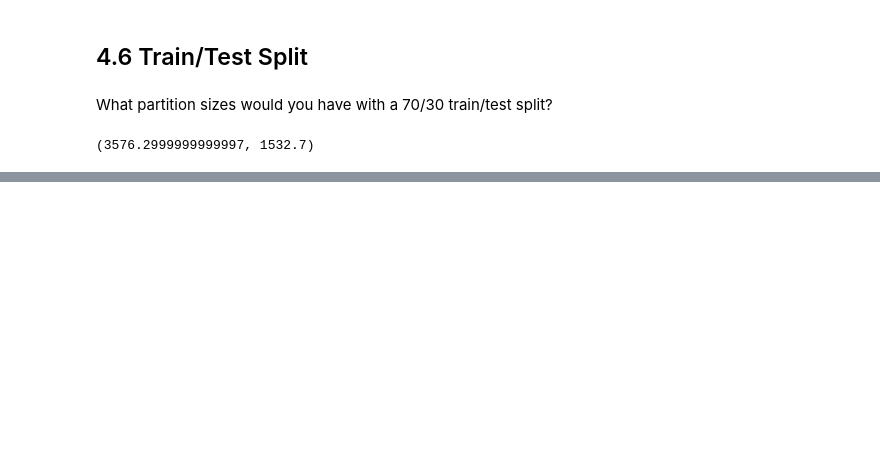
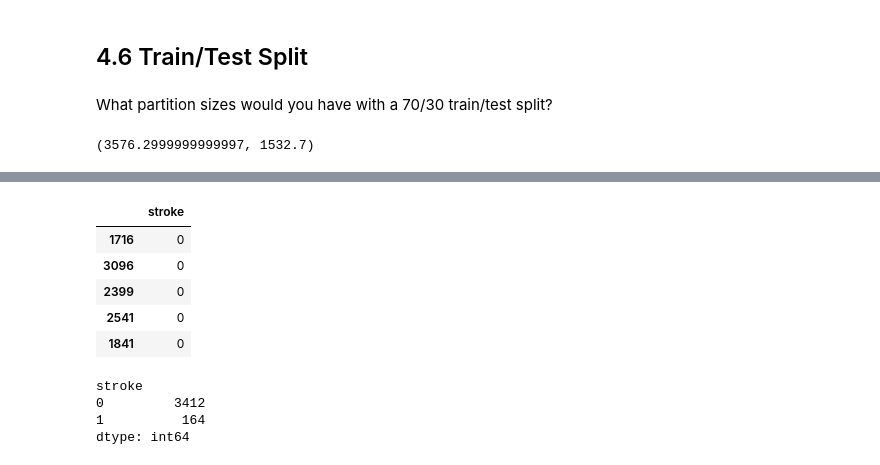
Before and after one commit to FayD21/Capstone-2-Stroke-Prediction, a Jupyter notebook: Notebooks/Stroke_preprocessing_and_training.ipynb, the cells around one changed output, grey strips where cells are left out. Saved outputs shown, nothing was run; the diff lists cells and outputs as text; code cells hidden in the pictures; blank space fills up the shorter version.

```diff
--- a/Notebooks/Stroke_preprocessing_and_training.ipynb
+++ b/Notebooks/Stroke_preprocessing_and_training.ipynb
@@ -139,0 +94,16 @@ y_train.shape, y_test.shape
+# %%
+y_train.head()
+# %% [output]
+|  | stroke |
+| 1716 | 0 |
+| 3096 | 0 |
+| 2399 | 0 |
+| 2541 | 0 |
+| 1841 | 0 |
+# %%
+y_train.value_counts() #imbalanced dataset
+# %% [output]
+stroke
+0         3412
+1          164
+dtype: int64
```
Also changed, not shown: parts of 226 cells of this notebook, 1 other file.
